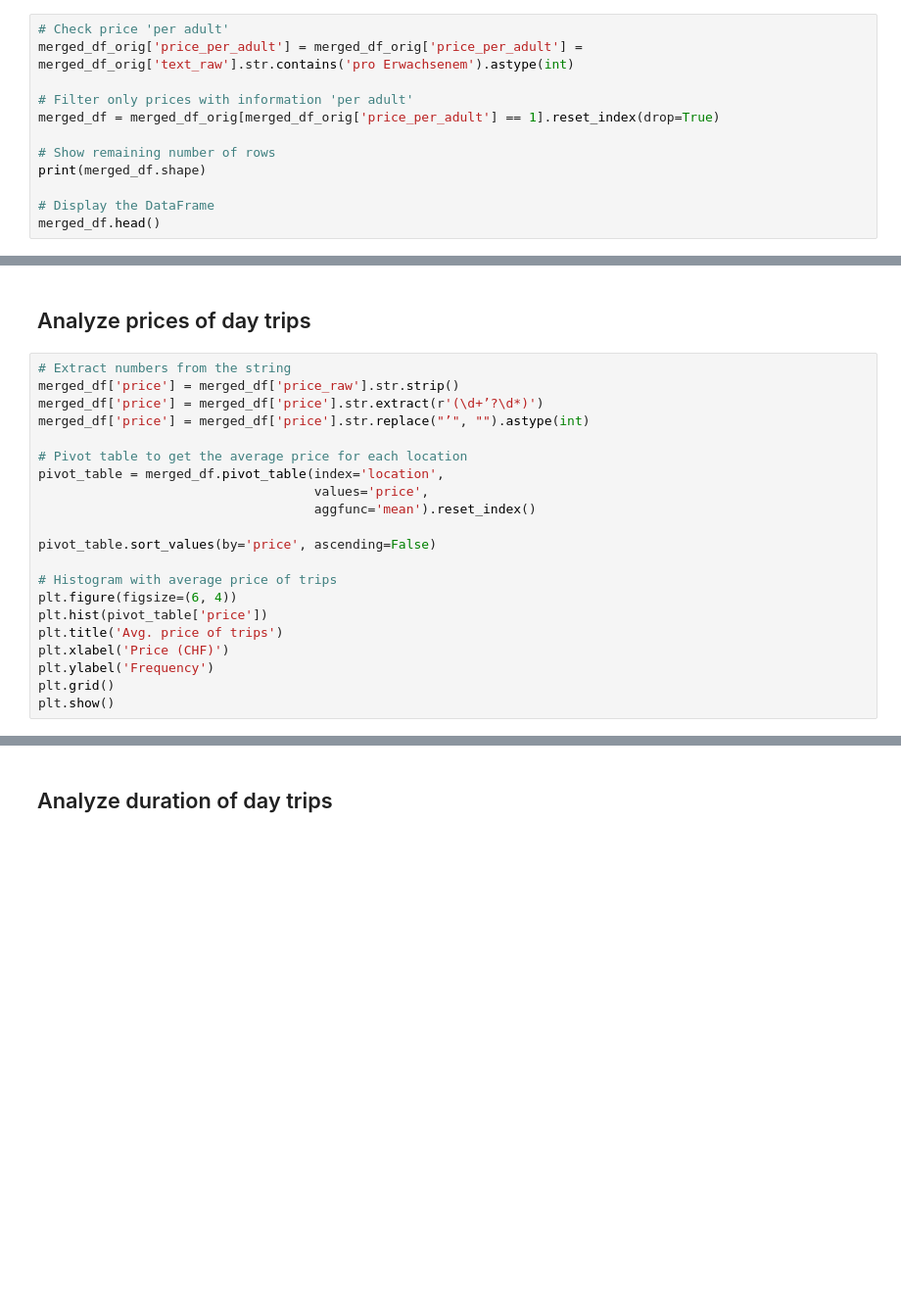
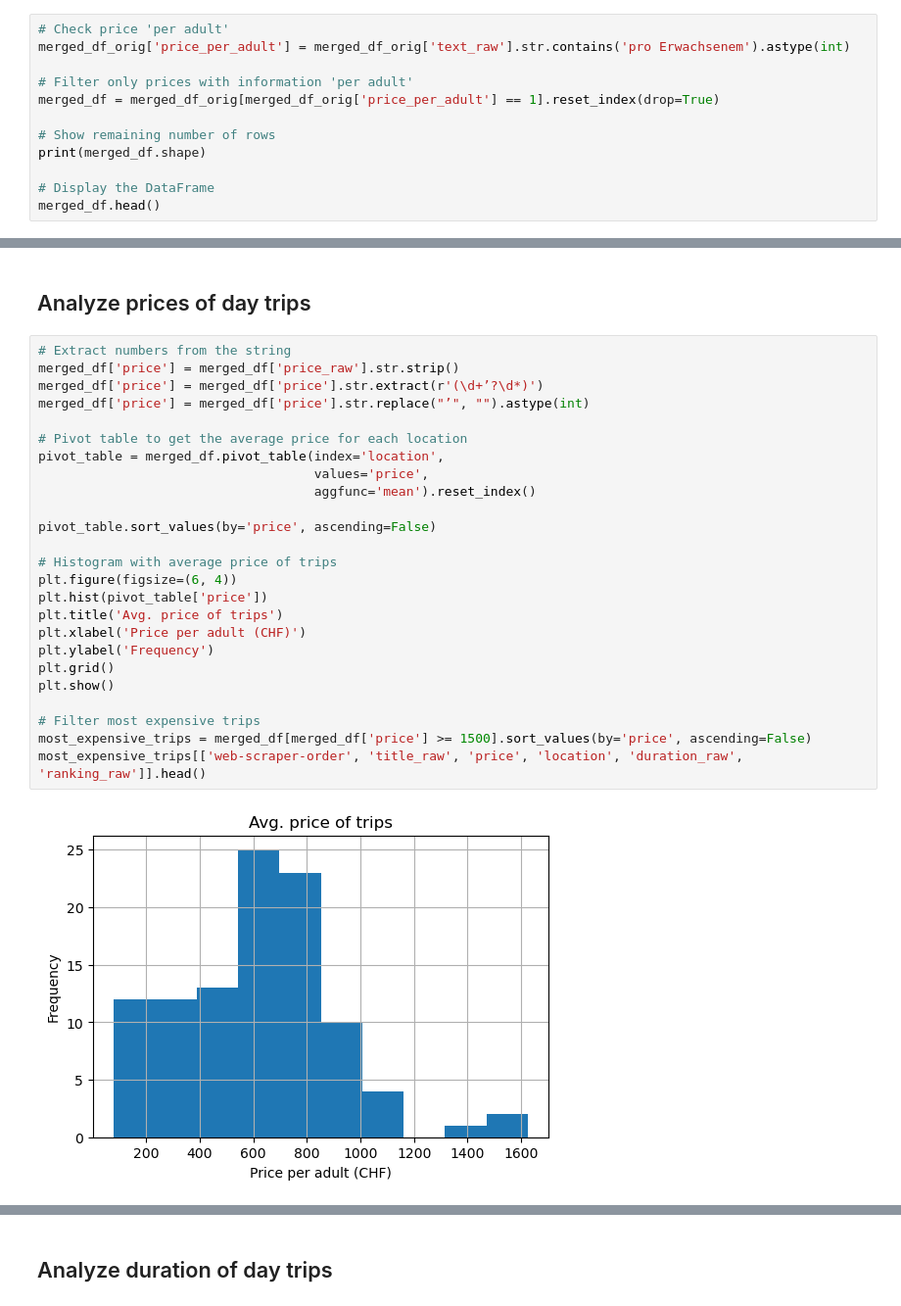
Before and after one commit to mario-gellrich-zhaw/spatial_data_analysis, a Jupyter notebook: 08_Python_Tripadvisor/tripadvisor_spatial.ipynb, the cells around one changed output, grey strips where cells are left out. Shown at 98% size. Drawn from its saved outputs; the diff is of its cells as text; blank space fills up the shorter version.

```diff
--- a/08_Python_Tripadvisor/tripadvisor_spatial.ipynb
+++ b/08_Python_Tripadvisor/tripadvisor_spatial.ipynb
@@ -187,7 +268,7 @@ merged_df_orig
 # Filter day trips with price information 'per adult'
 # %%
 # Check price 'per adult'
-merged_df_orig['price_per_adult'] = merged_df_orig['price_per_adult'] = merged_df_orig['text_raw'].str.contains('pro Erwachsenem').astype(int)
+merged_df_orig['price_per_adult'] = merged_df_orig['text_raw'].str.contains('pro Erwachsenem').astype(int)
 
 # Filter only prices with information 'per adult'
 merged_df = merged_df_orig[merged_df_orig['price_per_adult'] == 1].reset_index(drop=True)
@@ -202,21 +291,27 @@ merged_df.head()
 # %%
 # Extract numbers from the string
 merged_df['price'] = merged_df['price_raw'].str.strip()
 merged_df['price'] = merged_df['price'].str.extract(r'(\d+’?\d*)')
 merged_df['price'] = merged_df['price'].str.replace("’", "").astype(int)
 
 # Pivot table to get the average price for each location
 pivot_table = merged_df.pivot_table(index='location',
                                     values='price',
                                     aggfunc='mean').reset_index()
 
 pivot_table.sort_values(by='price', ascending=False)
 
 # Histogram with average price of trips
 plt.figure(figsize=(6, 4))
 plt.hist(pivot_table['price'])
 plt.title('Avg. price of trips')
-plt.xlabel('Price (CHF)')
+plt.xlabel('Price per adult (CHF)')
 plt.ylabel('Frequency')
 plt.grid()
 plt.show()
+
+# Filter most expensive trips
+most_expensive_trips = merged_df[merged_df['price'] >= 1500].sort_values(by='price', ascending=False)
+most_expensive_trips[['web-scraper-order', 'title_raw', 'price', 'location', 'duration_raw', 'ranking_raw']].head()
+# %% [output]
+[figure, added]
```
Also changed, not shown: parts of 14 cells of this notebook.
